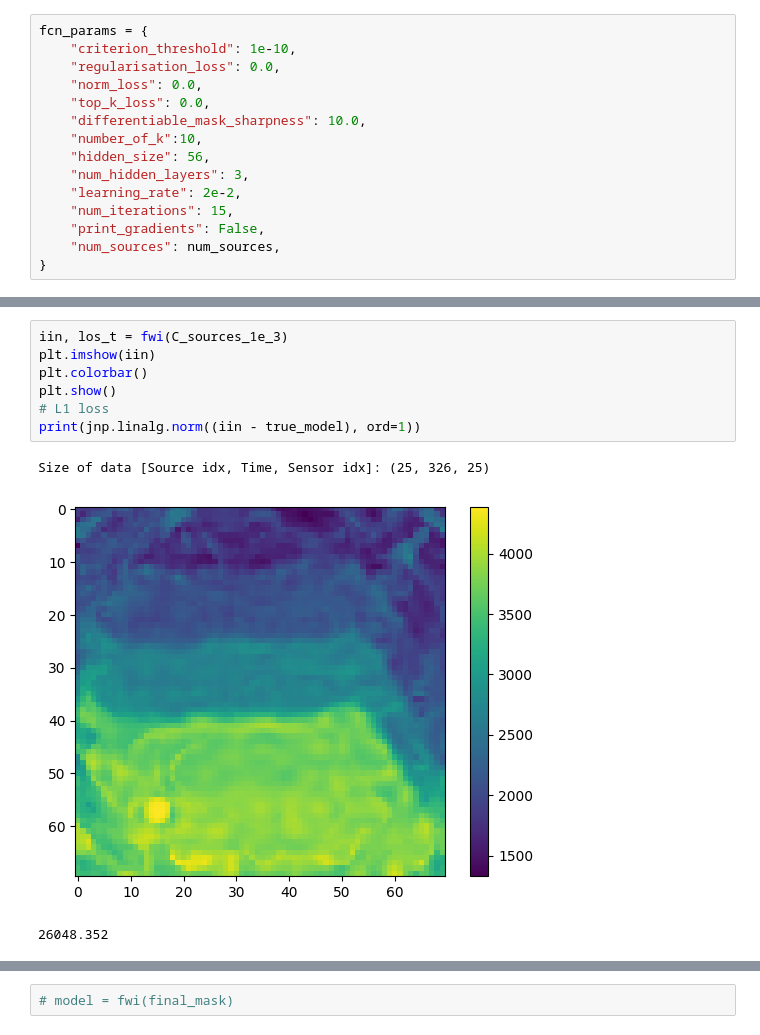
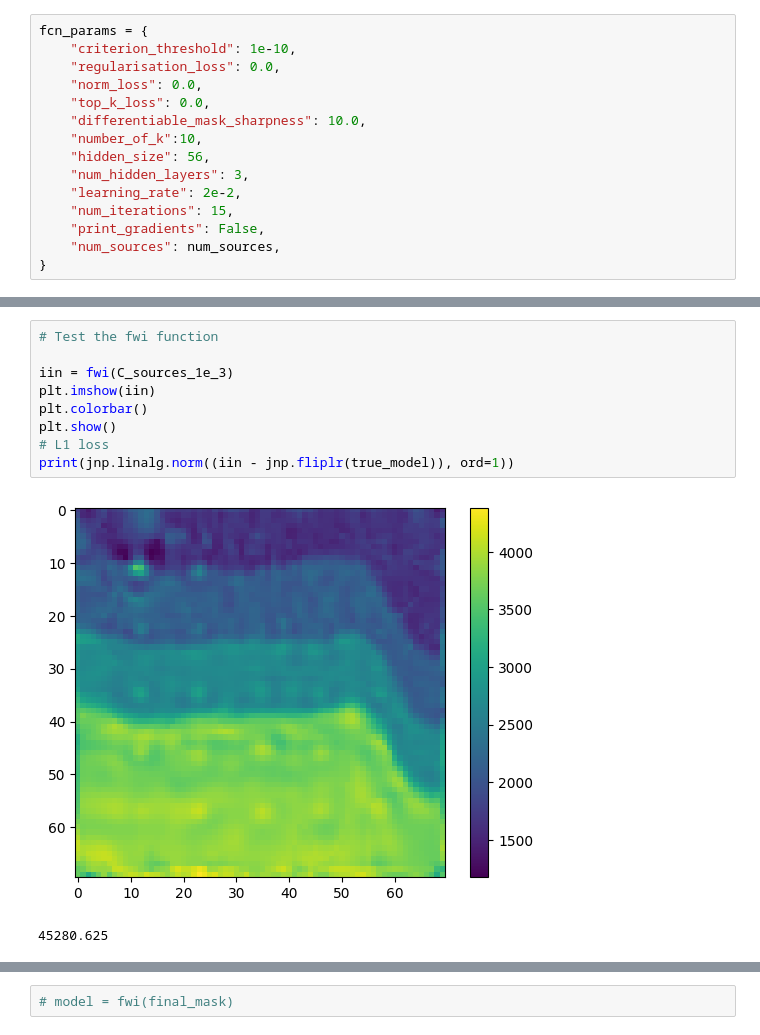
Before and after one commit to armercier/Hybrid-OED, a Jupyter notebook: src/scripts/test_case_D.ipynb, the cells around one changed output, grey strips where cells are left out. Saved outputs shown, nothing was run; the diff lists cells and outputs as text.

```diff
--- a/src/scripts/test_case_D.ipynb
+++ b/src/scripts/test_case_D.ipynb
@@ -429,11 +481,12 @@ def differentiable_loss_fn(model, x, criterion_threshold ,sharpness=10.0, mask_p
 # %%
-iin, los_t = fwi(C_sources_1e_3)
+# Test the fwi function
+
+iin = fwi(C_sources_1e_3)
 plt.imshow(iin)
 plt.colorbar()
 plt.show()
 # L1 loss
-print(jnp.linalg.norm((iin - true_model), ord=1))
+print(jnp.linalg.norm((iin - jnp.fliplr(true_model)), ord=1))
 # %% [output]
+[figure, new version]
-Size of data [Source idx, Time, Sensor idx]: (25, 326, 25)
+45280.625
-[figure, old version]
-26048.352
```
Also changed, not shown: parts of 40 cells of this notebook, 5 other files.
